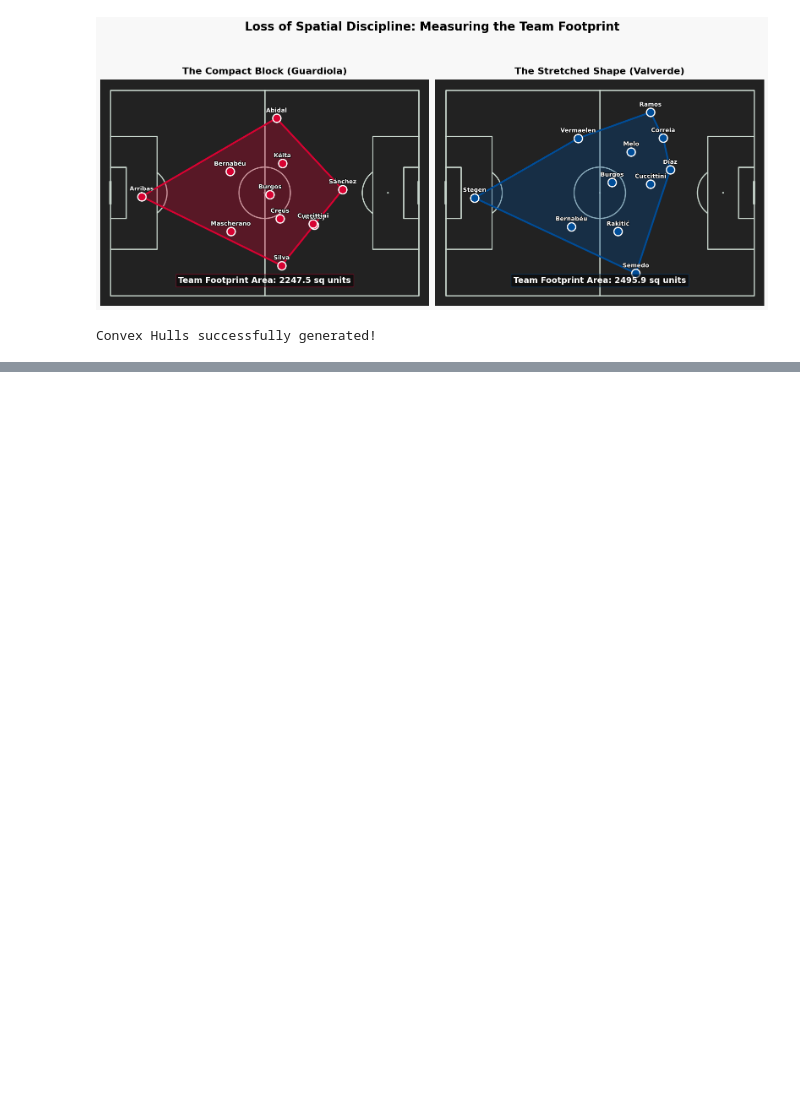
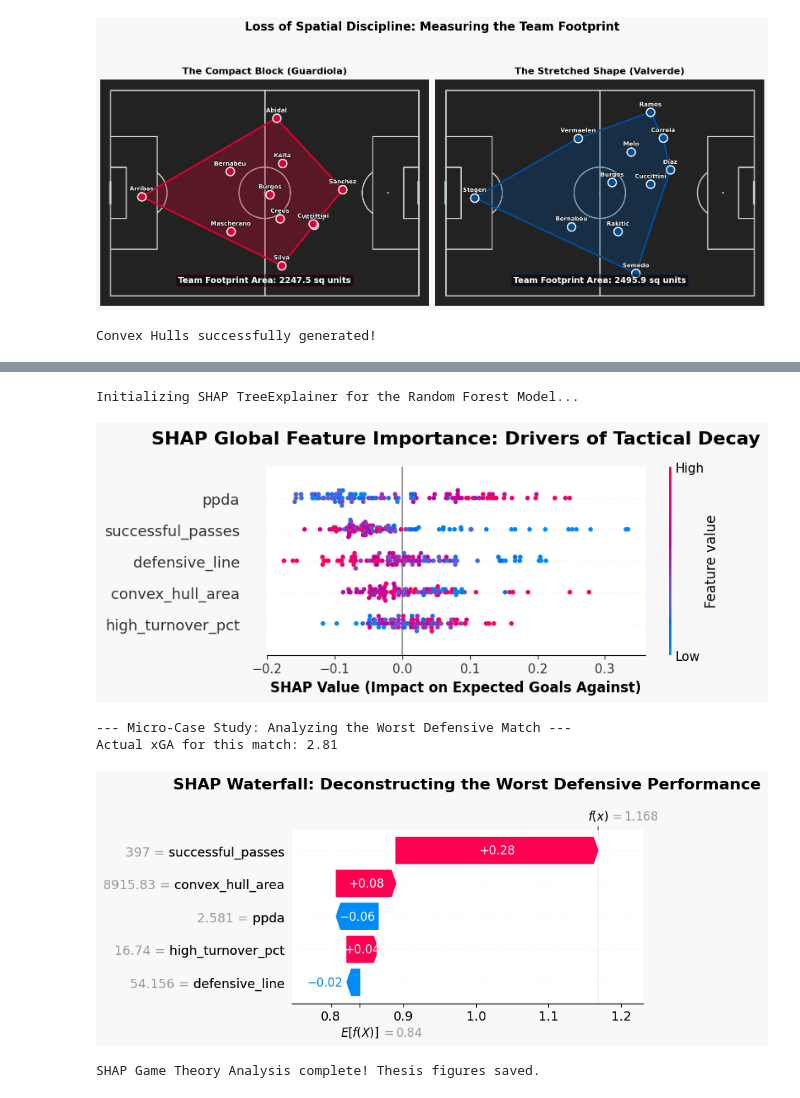
Before and after one commit to Vahe03/Tactical_analysis, a Jupyter notebook: tactical_analysis.ipynb, the cells around one changed output, grey strips where cells are left out. Drawn from its saved outputs; the diff is of its cells as text; code cells hidden in the pictures; blank space fills up the shorter version.

```diff
--- a/tactical_analysis.ipynb
+++ b/tactical_analysis.ipynb
@@ -516,0 +624,72 @@ Convex Hulls successfully generated!
+# %%
+# Cell 10: Game Theory Integration (SHAP Analysis)
+import shap
+import matplotlib.pyplot as plt
+
+print("Initializing SHAP TreeExplainer for the Random Forest Model...\n")
+
+# 1. Initialize the SHAP Explainer using the Random Forest model from Cell 9
+# (Ensure Cell 9 has been run so 'rf_model' and 'X_test' exist in memory)
+explainer = shap.TreeExplainer(rf_model)
+
+# 2. Calculate SHAP values for the test set
+shap_values = explainer.shap_values(X_test)
+
+# 3. GLOBAL EXPLANATION: SHAP Summary Beeswarm Plot
+# This proves which variables drove the defensive decay and in what direction.
+plt.figure(figsize=(10, 6))
+plt.title("SHAP Global Feature Importance: Drivers of Tactical Decay", fontsize=16, fontweight='bold', pad=20)
+
+# The summary plot automatically generates its own figure, so we call it directly
+shap.summary_plot(shap_values, X_test, plot_type="dot", show=False)
+
+# Formatting the plot for the thesis
+fig, ax = plt.gcf(), plt.gca()
+fig.set_facecolor('#f8f8f8')
+ax.set_xlabel("SHAP Value (Impact on Expected Goals Against)", fontsize=12, fontweight='bold')
+plt.tight_layout()
+plt.savefig("Thesis_Fig_SHAP_Global_Summary.png", dpi=300, bbox_inches='tight')
+plt.show()
+
+# 4. LOCAL EXPLANATION: The "Disaster Match" Micro-Case Study
+# Let's isolate the worst defensive performance in the test set to see exactly what went wrong
+worst_match_idx = y_test.idxmax()
+worst_match_xga = y_test.loc[worst_match_idx]
+
+print(f"\n--- Micro-Case Study: Analyzing the Worst Defensive Match ---")
+print(f"Actual xGA for this match: {worst_match_xga:.2f}")
+
+# Generate a Waterfall plot to decompose this specific match's xGA
+plt.figure(figsize=(10, 6))
+plt.title(f"SHAP Waterfall: Deconstructing the Worst Defensive Performance", fontsize=16, fontweight='bold', pad=20)
+
+# Safely extract the base value (Expected Value) as a scalar float
+base_val = explainer.expected_value
+if hasattr(base_val, "__len__"):
+    base_val = base_val[0]  # Extracts scalar if it's trapped in an array
+
+# For waterfall plots, SHAP requires an Explanation object
+# We use .values on the data to strip Pandas indexing and prevent dimension errors
+exp = shap.Explanation(
+    values=shap_values[X_test.index.get_loc(worst_match_idx)],
+    base_values=float(base_val),
+    data=X_test.loc[worst_match_idx].values,
+    feature_names=features
+)
+
+shap.plots.waterfall(exp, show=False)
+
+fig = plt.gcf()
+fig.set_facecolor('#f8f8f8')
+plt.tight_layout()
+plt.savefig("Thesis_Fig_SHAP_Worst_Match_Waterfall.png", dpi=300, bbox_inches='tight')
+plt.show()
+
+print("SHAP Game Theory Analysis complete! Thesis figures saved.")
+# %% [output]
+Initializing SHAP TreeExplainer for the Random Forest Model...
+[figure, added]
+--- Micro-Case Study: Analyzing the Worst Defensive Match ---
+Actual xGA for this match: 2.81
+[figure, added]
+SHAP Game Theory Analysis complete! Thesis figures saved.
```
Also changed, not shown: parts of 5 cells of this notebook, 4 other files.
